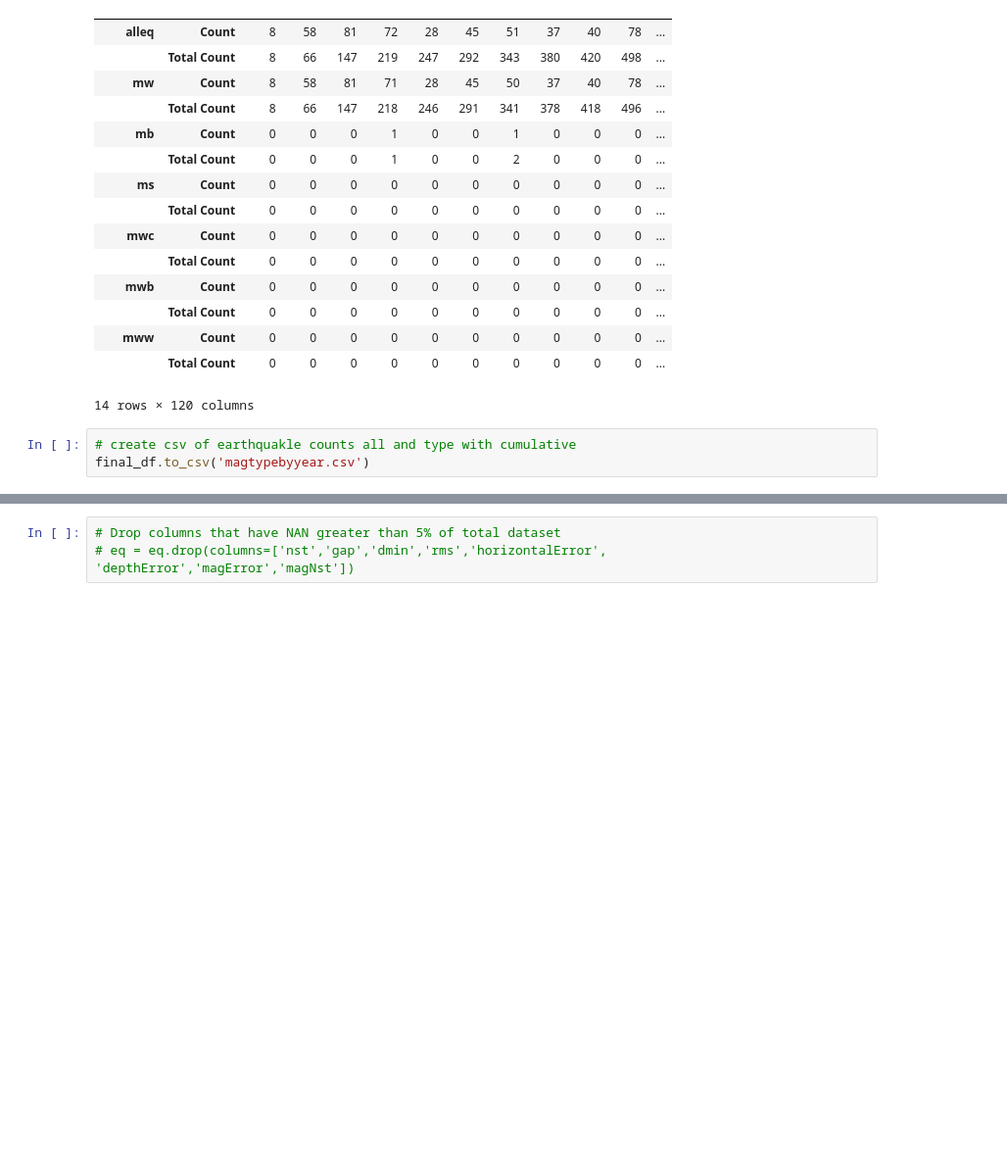
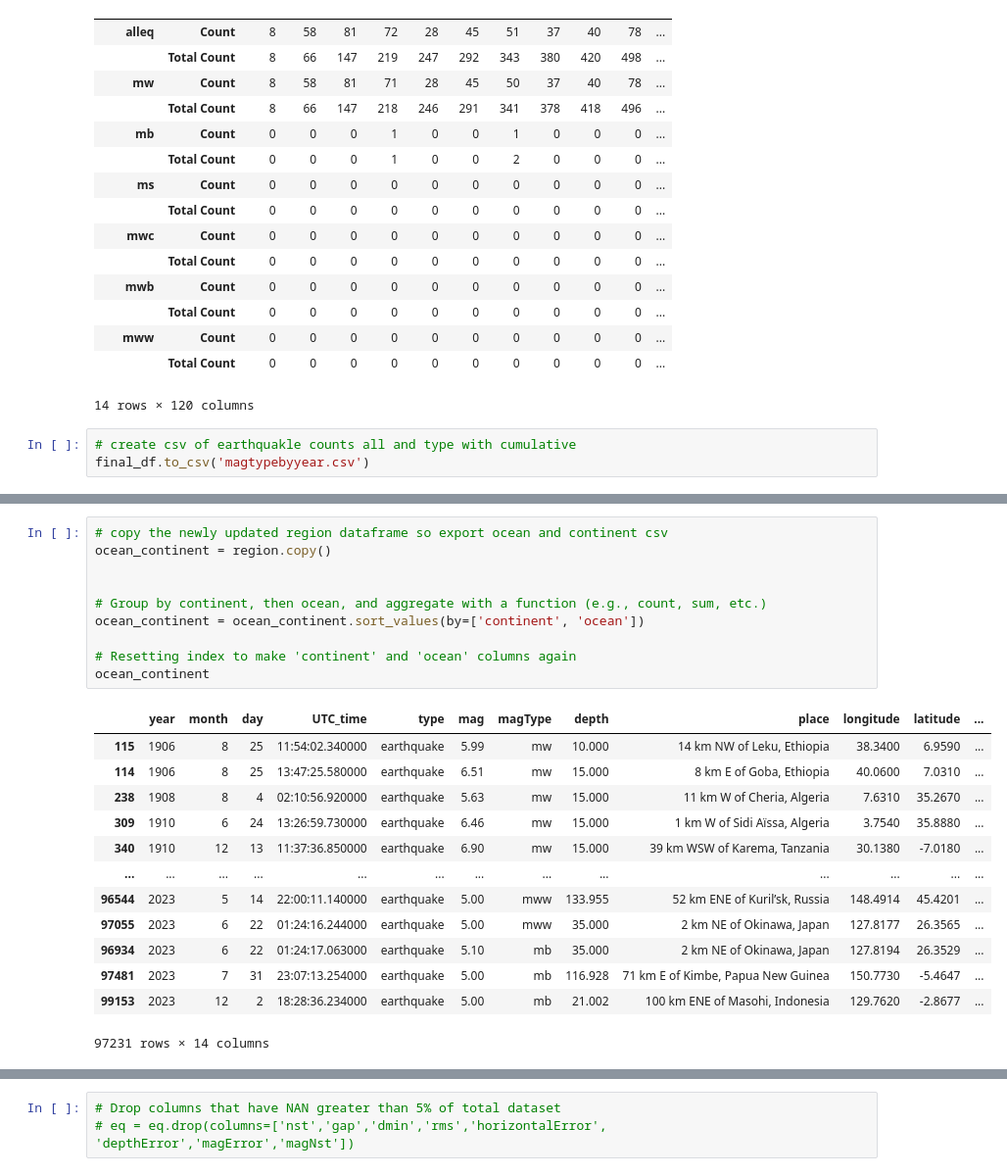
Before and after one commit to jameslaurence82/Project, a Jupyter notebook: earthquake.ipynb, the cells around one changed output, grey strips where cells are left out. Shown at 98% size. Cells and saved outputs as stored; diff of their text form; blank space fills up the shorter version.

```diff
--- a/earthquake.ipynb
+++ b/earthquake.ipynb
@@ -827,0 +889,24 @@ The size of the locations dataframe is (97231, 26)
+# %%
+# copy the newly updated region dataframe so export ocean and continent csv
+ocean_continent = region.copy()
+
+
+# Group by continent, then ocean, and aggregate with a function (e.g., count, sum, etc.)
+ocean_continent = ocean_continent.sort_values(by=['continent', 'ocean'])
+
+# Resetting index to make 'continent' and 'ocean' columns again
+ocean_continent
+# %% [output]
+|  | year | month | day | UTC_time | type | mag | magType | depth | place | longitude | latitude | ... |
+| 115 | 1906 | 8 | 25 | 11:54:02.340000 | earthquake | 5.99 | mw | 10.000 | 14 km NW of Leku, Ethiopia | 38.3400 | 6.9590 | ... |
+| 114 | 1906 | 8 | 25 | 13:47:25.580000 | earthquake | 6.51 | mw | 15.000 | 8 km E of Goba, Ethiopia | 40.0600 | 7.0310 | ... |
+| 238 | 1908 | 8 | 4 | 02:10:56.920000 | earthquake | 5.63 | mw | 15.000 | 11 km W of Cheria, Algeria | 7.6310 | 35.2670 | ... |
+| 309 | 1910 | 6 | 24 | 13:26:59.730000 | earthquake | 6.46 | mw | 15.000 | 1 km W of Sidi Aïssa, Algeria | 3.7540 | 35.8880 | ... |
+| 340 | 1910 | 12 | 13 | 11:37:36.850000 | earthquake | 6.90 | mw | 15.000 | 39 km WSW of Karema, Tanzania | 30.1380 | -7.0180 | ... |
+| ... | ... | ... | ... | ... | ... | ... | ... | ... | ... | ... | ... | ... |
+| 96544 | 2023 | 5 | 14 | 22:00:11.140000 | earthquake | 5.00 | mww | 133.955 | 52 km ENE of Kuril’sk, Russia | 148.4914 | 45.4201 | ... |
+| 97055 | 2023 | 6 | 22 | 01:24:16.244000 | earthquake | 5.00 | mww | 35.000 | 2 km NE of Okinawa, Japan | 127.8177 | 26.3565 | ... |
+| 96934 | 2023 | 6 | 22 | 01:24:17.063000 | earthquake | 5.10 | mb | 35.000 | 2 km NE of Okinawa, Japan | 127.8194 | 26.3529 | ... |
+| 97481 | 2023 | 7 | 31 | 23:07:13.254000 | earthquake | 5.00 | mb | 116.928 | 71 km E of Kimbe, Papua New Guinea | 150.7730 | -5.4647 | ... |
+| 99153 | 2023 | 12 | 2 | 18:28:36.234000 | earthquake | 5.00 | mb | 21.002 | 100 km ENE of Masohi, Indonesia | 129.7620 | -2.8677 | ... |
+97231 rows × 14 columns
```
Also changed, not shown: parts of 8 cells of this notebook, 3 other files.
